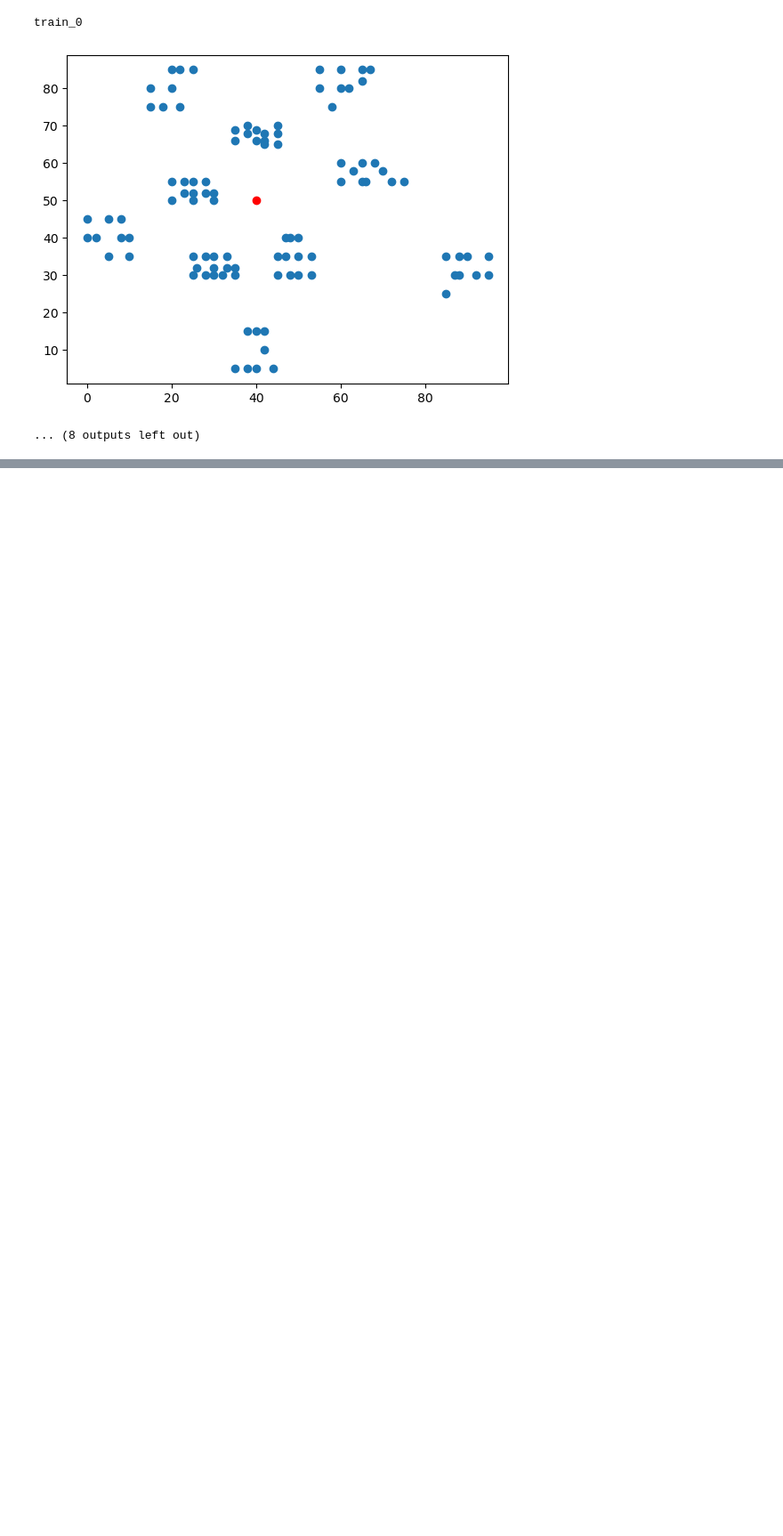
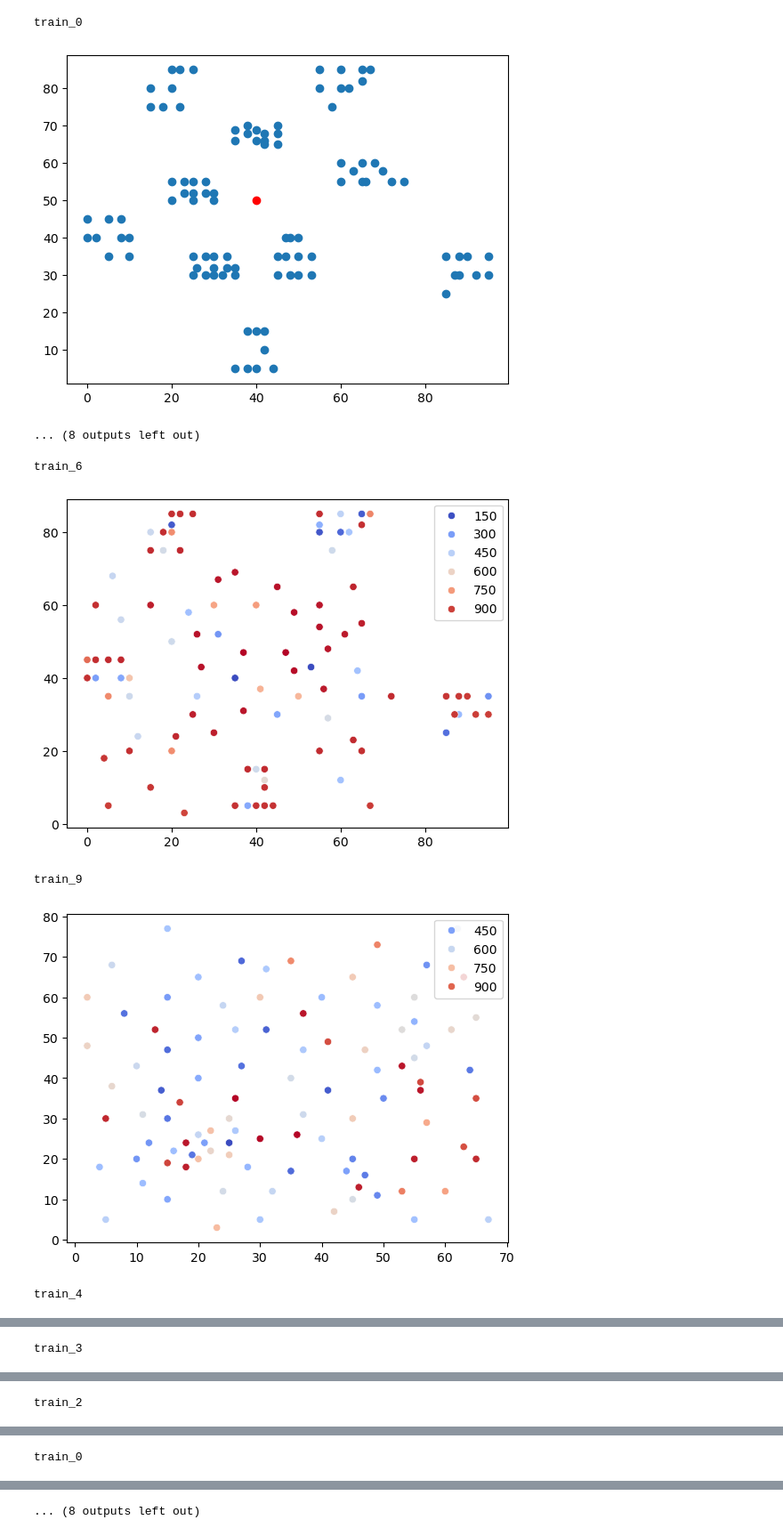
Before and after one commit to FinnHuelsbusch/BIOAI-2, a Jupyter notebook: data_analysis.ipynb, the cells around one changed output, grey strips where cells are left out. Shown at 89% size. Cells and saved outputs as stored; diff of their text form; code cells hidden in the pictures; blank space fills up the shorter version.

Commit message:
add endtime plot

```diff
--- a/data_analysis.ipynb
+++ b/data_analysis.ipynb
@@ -40,3 +40,24 @@ train_2
 train_0
 [figure]
 ... (8 outputs left out)
+# %%
+#scatter plot all the patients use the the end_time as the color
+for json in jsons:
+    print(json['instance_name'])
+    patients = json['patients']
+    x_patient = []
+    y_patient = []
+    end_time = []
+    for key, value in patients.items():
+        x_patient.append(value['x_coord'])
+        y_patient.append(value['y_coord'])
+        end_time.append(int(value['end_time']))
+        #use warm cold color map
+    sns.scatterplot(x=x_patient, y=y_patient, hue=end_time, palette='coolwarm')
+    plt.show()
+# %% [output]
+train_6
+[figure, added]
+train_9
+[figure, added]
+train_4
@@ -42,0 +65 @@ train_0
+train_3
@@ -42,0 +67 @@ train_0
+train_2
@@ -42,0 +69 @@ train_0
+train_0
@@ -43,3 +71,4 @@ train_0
+... (8 outputs left out)
 # %%
 # check if the distance matrix is symmetric
 for json in jsons:
```
Also changed, not shown: parts of 1 cell of this notebook.
